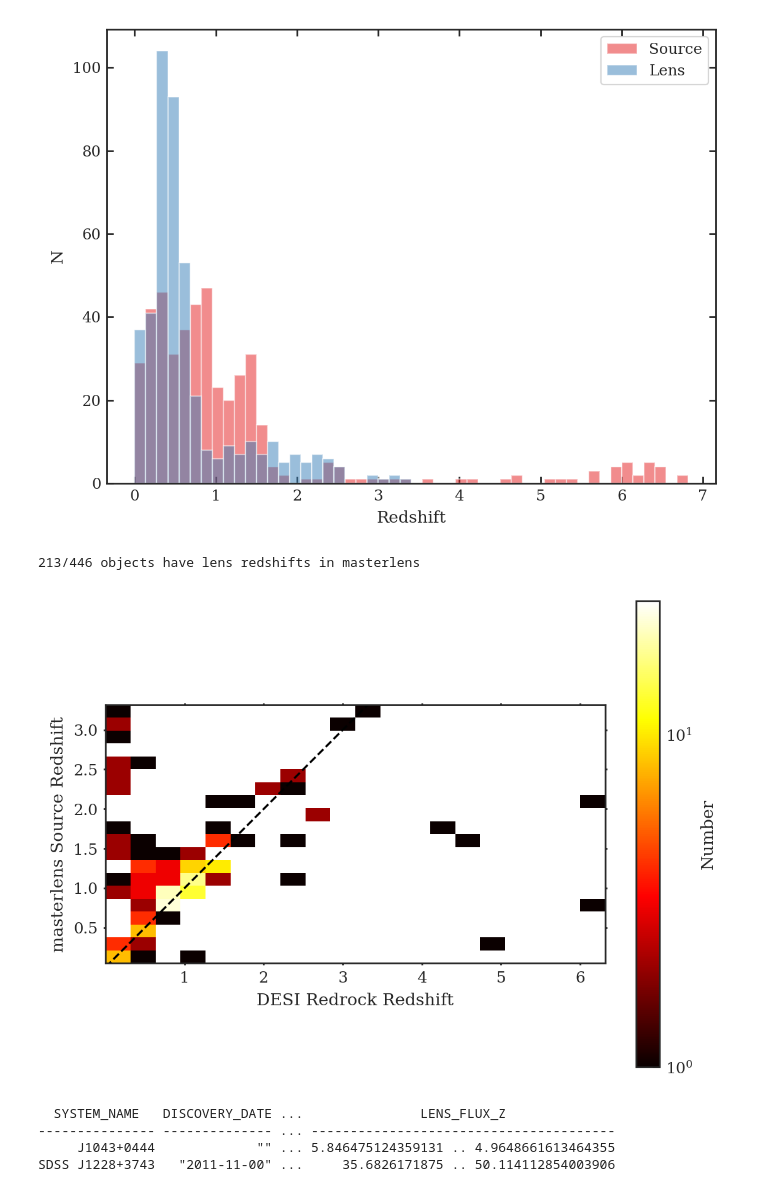
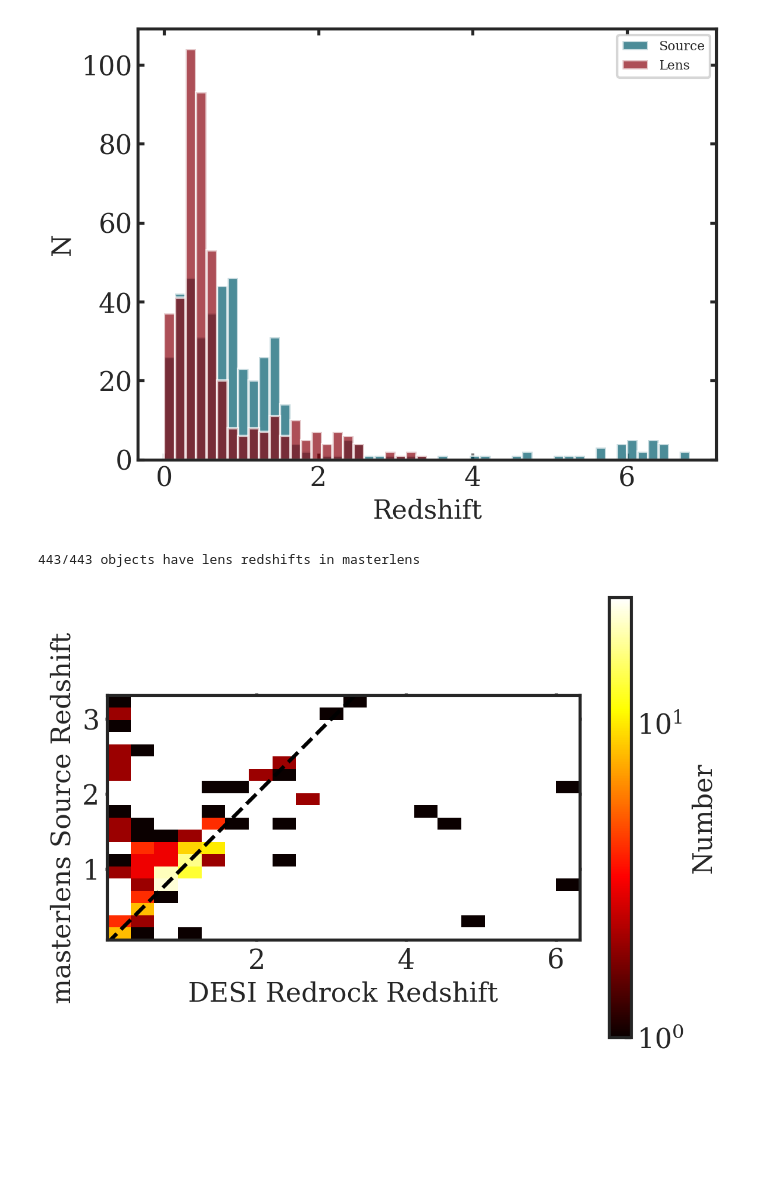
Before and after one commit to noahfranz13/SpecLens, a Jupyter notebook: Analysis/output-analysis.ipynb, the cells around one changed output. Saved outputs shown, nothing was run; the diff lists cells and outputs as text; code cells hidden in the pictures; blank space fills up the shorter version.

```diff
--- a/Analysis/output-analysis.ipynb
+++ b/Analysis/output-analysis.ipynb
@@ -11,7 +11,7 @@ from astropy.table import Table, hstack
 from desispec.io import read_spectra
 
 # set global plotting variables
-sns.set(style='white', context='paper', palette='Set1')
+sns.set(style='white', context='talk', palette='Set1')
 plt.rcParams["font.family"] = "serif"
 plt.rcParams["figure.dpi"] = 200
 plt.rcParams["axes.grid.which"] = 'both'
@@ -25,3 +25,25 @@ plt.rcParams['xtick.major.size'] = 4
 plt.rcParams['ytick.major.size'] = 4
 plt.rcParams['xtick.minor.size'] = 2
 plt.rcParams['ytick.minor.size'] = 2
+plt.rcParams["legend.title_fontsize"] = 8
+plt.rcParams.update({'axes.titlesize': 16,
+                     'axes.labelsize': 16,
+                     'legend.fontsize': 8})
+# %%
+# useful functions
+
+def getFastspecModel(fastspecfile):
+    '''
+    Reads in fastspec model and preps it for subtraction
+    '''
+
+    # read in the metadata
+    modelmeta = Table(fitsio.read(fastspecfile, 'METADATA'))
+
+    # read in fastspecfit model
+    models, hdr = fitsio.read(fastspecfile, 'MODELS', header=True)
+    modelwave = hdr['CRVAL1'] + np.arange(hdr['NAXIS1']) * hdr['CDELT1']
+
+    modelflux = [np.sum(m, axis=0).flatten() for m in models]
+
+    return modelwave, modelflux, modelmeta
@@ -56,29 +140,21 @@ INFO:spectra.py:291:read_spectra: iotime 1.726 sec to read coadd-source.fits at
 fig, ax =  plt.subplots()
 
 b = 50
-a = 0.5
+a = 0.7
 
 # source redshifts
-_, bins, _ = ax.hist(rrSource['Z'], bins=b, alpha=a, label='Source')
+_, bins, _ = ax.hist(rrSource['Z'], bins=b, alpha=a, label='Source', color='#005B6C')
 
 # lens redshifts
-_, bins, _ = ax.hist(rrLens['Z'], bins=bins, alpha=a, label='Lens')
+_, bins, _ = ax.hist(rrLens['Z'], bins=bins, alpha=a, label='Lens', color='#8A0510')
 
 ax.set_ylabel('N')
 ax.set_xlabel('Redshift')
 ax.legend();
 # %% [output]
-[figure, old version]
+[figure, new version]
 # %%
 # Create table "z" of all important info for analysis
-
-lensFlux = {'b': lensSpec.flux['b'][I],
-            'r': lensSpec.flux['r'][I],
-            'z': lensSpec.flux['z'][I]}
-sourceFlux = sourceSpec.flux['brz'][I]
-
-lensWave = lensSpec.wave
-sourceWave = sourceSpec.wave
 
 z = hstack([masterlens, rrSource, rrLens])
 z['Z_SOURCE'] = z['Z_SOURCE'].astype(float)
@@ -86,48 +162,45 @@ z['SOURCE_FLUX'] = sourceFlux
 z['LENS_FLUX_B'] = lensFlux['b']
 z['LENS_FLUX_R'] = lensFlux['r']
 z['LENS_FLUX_Z'] = lensFlux['z']
+z['SOURCE_MODEL_WAVE'] = [sourceModelWave for i in range(len(z))]
+z['SOURCE_MODEL_FLUX'] = sourceModelFlux
+z['LENS_MODEL_WAVE'] = [lensModelWave for i in range(len(z))]
+z['LENS_MODEL_FLUX'] = lensModelFlux
 
-z = z[~np.isnan(np.array(z['Z_SOURCE']))]
+zOld = z[~np.isnan(np.array(z['Z_SOURCE']))]
 
 print(f'{len(z)}/{len(rrSource)} objects have lens redshifts in masterlens')
 # %% [output]
-213/446 objects have lens redshifts in masterlens
+443/443 objects have lens redshifts in masterlens
 # %%
 # compare accepted source redshift to our computed source redshift
 
 fig, ax = plt.subplots()
 #ax.plot(z['Z'], z['Z_LENS'], '.')
-count, xedge, yedge, im = ax.hist2d(z['Z_2'], z['Z_SOURCE'],
+count, xedge, yedge, im = ax.hist2d(zOld['Z_2'], zOld['Z_SOURCE'],
                                     bins=20,
                                     cmap='hot',
                                     norm=LogNorm())
 ax.set_ylabel('masterlens Source Redshift')
 ax.set_xlabel('DESI Redrock Redshift')
 
-xy = np.linspace(np.min(z['Z_2']), np.max(z['Z_2']))
+xy = np.linspace(np.min(zOld['Z_2']), np.max(zOld['Z_2']))
 ax.plot(xy, xy, 'k--')
 
 ax.set_aspect('equal')
 ax.tick_params(axis='both',
                which='major',
                direction='out',
                length=1)
 fig.colorbar(im, label='Number')
 fig.savefig('redshift-comparison-2dhist.png',
             bbox_inches='tight',
             transparent=False)
 # %% [output]
-[figure, old version]
+[figure, new version]
 # %%
 dz = 1e-5 # minimum difference between redrock source Z and masterlens source Z
 
-whereMatch = np.where(np.abs(z['Z_2'] - z['Z_SOURCE']) < dz)[0]
+whereMatch = np.where(np.abs(zOld['Z_2'] - zOld['Z_SOURCE']) < dz)[0]
 
-goodZ = z[whereMatch]
-
-print(goodZ)
+goodZ = zOld[whereMatch]
-# %% [output]
-  SYSTEM_NAME   DISCOVERY_DATE ...               LENS_FLUX_Z
---------------- -------------- ... ---------------------------------------
-     J1043+0444             "" ... 5.846475124359131 .. 4.9648661613464355
-SDSS J1228+3743   "2011-11-00" ...     35.6826171875 .. 50.114112854003906
```
Also changed, not shown: parts of 8 cells of this notebook, 5 other files.
